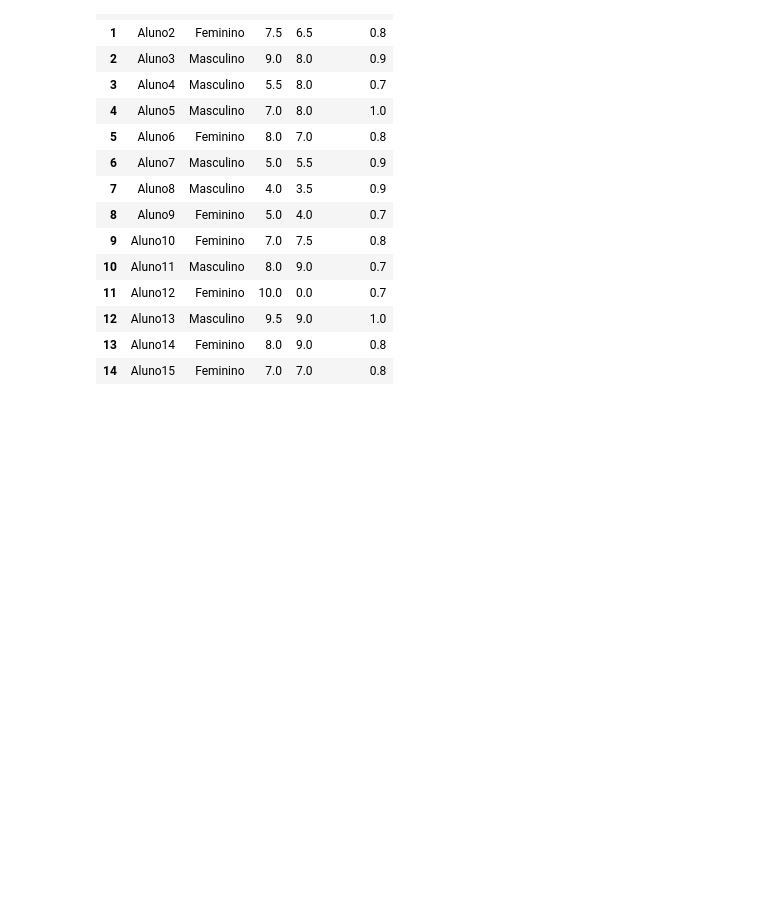
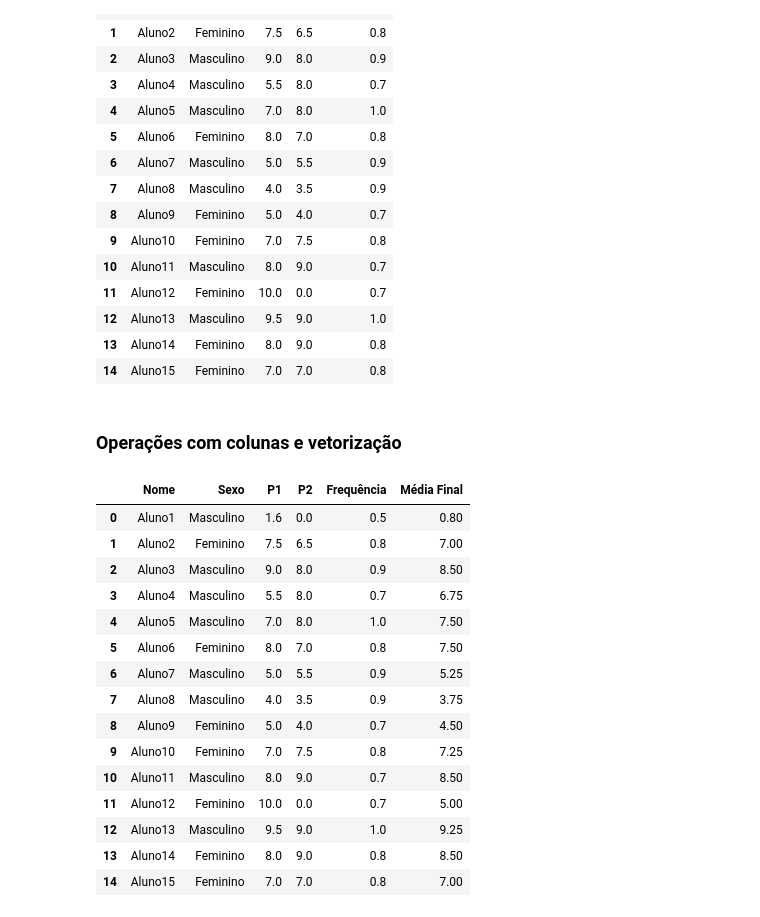
Before and after one commit to pedrohsc-dev/pandas, a Jupyter notebook: pandas.ipynb, the cells around one changed output. Cells and saved outputs as stored; diff of their text form; code cells hidden in the pictures; blank space fills up the shorter version.

```diff
--- a/pandas.ipynb
+++ b/pandas.ipynb
@@ -504,3 +504,29 @@ df
 | 12 | Aluno13 | Masculino | 9.5 | 9.0 | 1.0 |
 | 13 | Aluno14 | Feminino | 8.0 | 9.0 | 0.8 |
 | 14 | Aluno15 | Feminino | 7.0 | 7.0 | 0.8 |
+# %% [markdown]
+### Operações com colunas e vetorização
+# %%
+# Podemos criar novas colunas baseadas nas colunas já existntes
+# Colocando nome_dataframe["nome da nova coluna"] = operação
+
+df["Média Final"] = (df["P1"] + df["P2"]) /2
+
+df
+# %% [output]
+|  | Nome | Sexo | P1 | P2 | Frequência | Média Final |
+| 0 | Aluno1 | Masculino | 1.6 | 0.0 | 0.5 | 0.80 |
+| 1 | Aluno2 | Feminino | 7.5 | 6.5 | 0.8 | 7.00 |
+| 2 | Aluno3 | Masculino | 9.0 | 8.0 | 0.9 | 8.50 |
+| 3 | Aluno4 | Masculino | 5.5 | 8.0 | 0.7 | 6.75 |
+| 4 | Aluno5 | Masculino | 7.0 | 8.0 | 1.0 | 7.50 |
+| 5 | Aluno6 | Feminino | 8.0 | 7.0 | 0.8 | 7.50 |
+| 6 | Aluno7 | Masculino | 5.0 | 5.5 | 0.9 | 5.25 |
+| 7 | Aluno8 | Masculino | 4.0 | 3.5 | 0.9 | 3.75 |
+| 8 | Aluno9 | Feminino | 5.0 | 4.0 | 0.7 | 4.50 |
+| 9 | Aluno10 | Feminino | 7.0 | 7.5 | 0.8 | 7.25 |
+| 10 | Aluno11 | Masculino | 8.0 | 9.0 | 0.7 | 8.50 |
+| 11 | Aluno12 | Feminino | 10.0 | 0.0 | 0.7 | 5.00 |
+| 12 | Aluno13 | Masculino | 9.5 | 9.0 | 1.0 | 9.25 |
+| 13 | Aluno14 | Feminino | 8.0 | 9.0 | 0.8 | 8.50 |
+| 14 | Aluno15 | Feminino | 7.0 | 7.0 | 0.8 | 7.00 |
```
Also changed, not shown: parts of 2 cells of this notebook.
